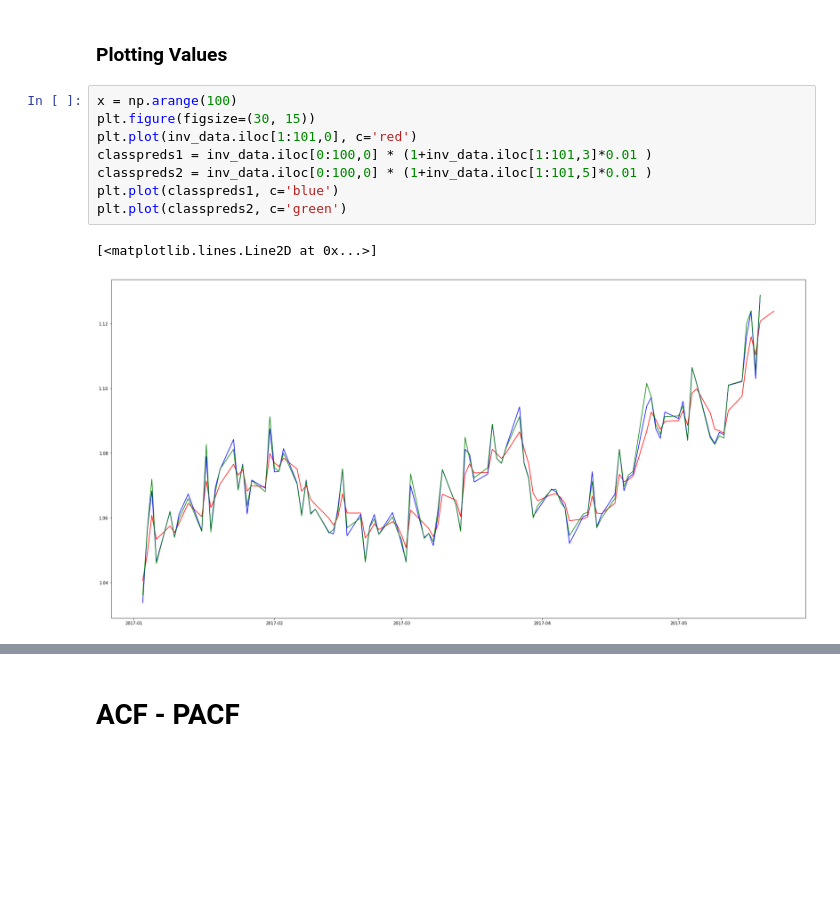
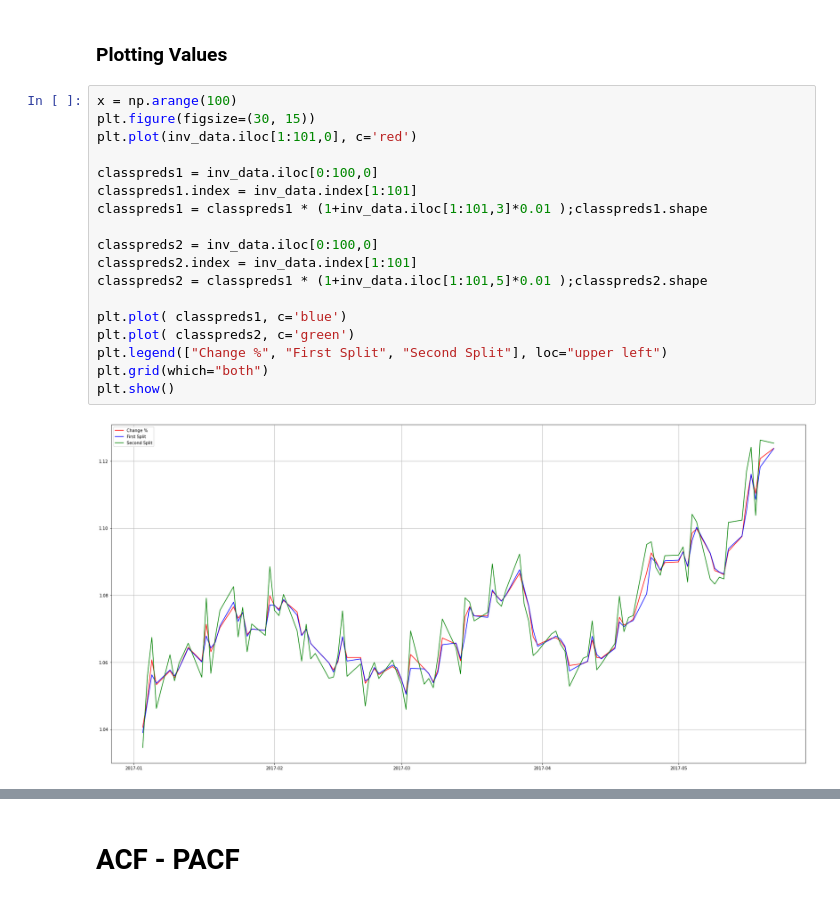
Before and after one commit to karaee/ExchangeRateTSDL, a Jupyter notebook: arscratch.ipynb, the cells around one changed output, grey strips where cells are left out. Saved outputs shown, nothing was run; the diff lists cells and outputs as text; blank space fills up the shorter version.

Commit message:
classes plot fix

```diff
--- a/arscratch.ipynb
+++ b/arscratch.ipynb
@@ -212,11 +212,20 @@ Freq: B, Name: BinPrediction2, Length: 1064, dtype: float64
 # %%
 x = np.arange(100)
 plt.figure(figsize=(30, 15))
 plt.plot(inv_data.iloc[1:101,0], c='red')
-classpreds1 = inv_data.iloc[0:100,0] * (1+inv_data.iloc[1:101,3]*0.01 )
-classpreds2 = inv_data.iloc[0:100,0] * (1+inv_data.iloc[1:101,5]*0.01 )
-plt.plot(classpreds1, c='blue')
-plt.plot(classpreds2, c='green')
+
+classpreds1 = inv_data.iloc[0:100,0]
+classpreds1.index = inv_data.index[1:101]
+classpreds1 = classpreds1 * (1+inv_data.iloc[1:101,3]*0.01 );classpreds1.shape
+
+classpreds2 = inv_data.iloc[0:100,0]
+classpreds2.index = inv_data.index[1:101]
+classpreds2 = classpreds1 * (1+inv_data.iloc[1:101,5]*0.01 );classpreds2.shape
+
+plt.plot( classpreds1, c='blue')
+plt.plot( classpreds2, c='green')
+plt.legend(["Change %", "First Split", "Second Split"], loc="upper left")
+plt.grid(which="both")
+plt.show()
 # %% [output]
-[<matplotlib.lines.Line2D at 0x...>]
-[figure, old version]
+[figure, new version]
```
Also changed, not shown: parts of 1 cell of this notebook.
